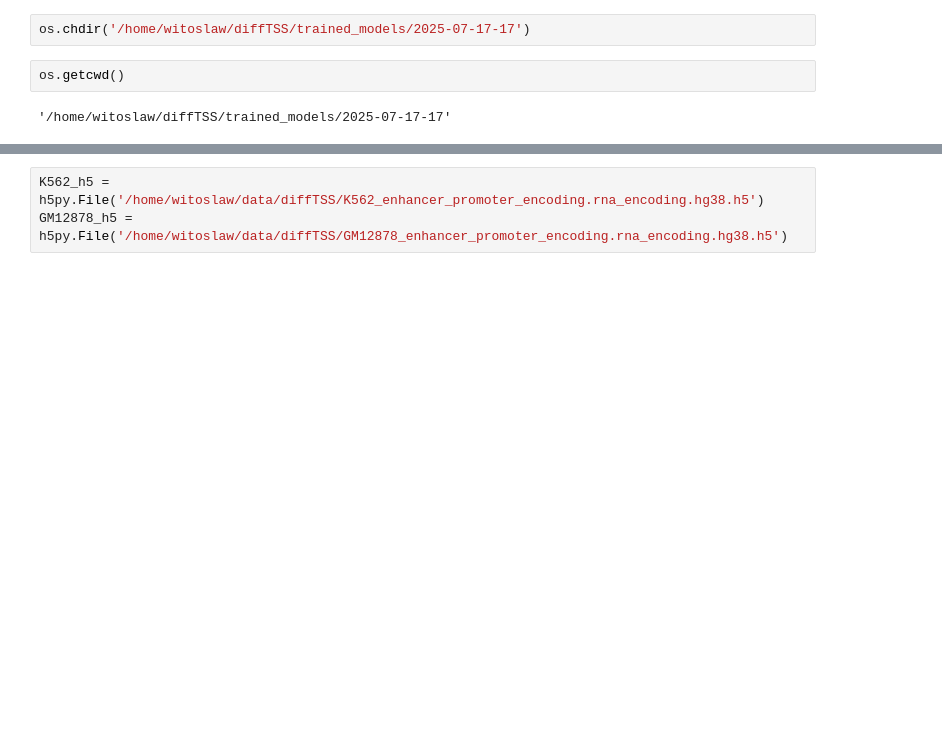
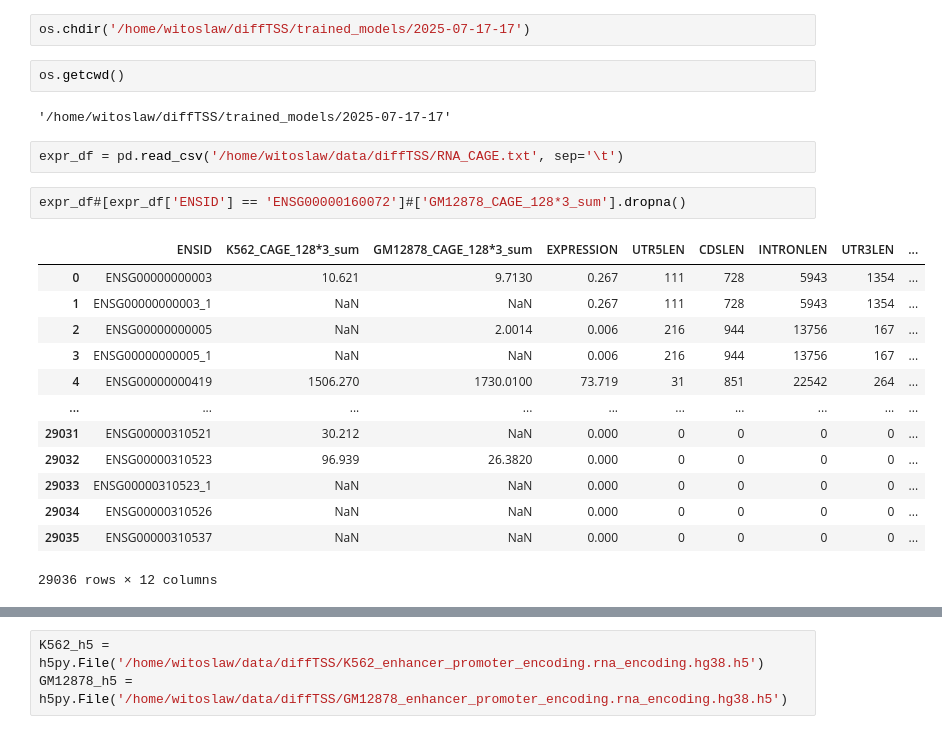
Before and after one commit to AndrewH72/Transcription-Start-Site-Usage-Prediction, a Jupyter notebook: examining_poor_predictions.ipynb, the cells around one changed output, grey strips where cells are left out. Cells and saved outputs as stored; diff of their text form; blank space fills up the shorter version.

```diff
--- a/examining_poor_predictions.ipynb
+++ b/examining_poor_predictions.ipynb
@@ -10,3 +11,21 @@ os.chdir('/home/witoslaw/diffTSS/trained_models/2025-07-17-17')
 os.getcwd()
 # %% [output]
 '/home/witoslaw/diffTSS/trained_models/2025-07-17-17'
+# %%
+expr_df = pd.read_csv('/home/witoslaw/data/diffTSS/RNA_CAGE.txt', sep='\t')
+# %%
+expr_df#[expr_df['ENSID'] == 'ENSG00000160072']#['GM12878_CAGE_128*3_sum'].dropna()
+# %% [output]
+|  | ENSID | K562_CAGE_128*3_sum | GM12878_CAGE_128*3_sum | EXPRESSION | UTR5LEN | CDSLEN | INTRONLEN | UTR3LEN | ... |
+| 0 | ENSG00000000003 | 10.621 | 9.7130 | 0.267 | 111 | 728 | 5943 | 1354 | ... |
+| 1 | ENSG00000000003_1 | NaN | NaN | 0.267 | 111 | 728 | 5943 | 1354 | ... |
+| 2 | ENSG00000000005 | NaN | 2.0014 | 0.006 | 216 | 944 | 13756 | 167 | ... |
+| 3 | ENSG00000000005_1 | NaN | NaN | 0.006 | 216 | 944 | 13756 | 167 | ... |
+| 4 | ENSG00000000419 | 1506.270 | 1730.0100 | 73.719 | 31 | 851 | 22542 | 264 | ... |
+| ... | ... | ... | ... | ... | ... | ... | ... | ... | ... |
+| 29031 | ENSG00000310521 | 30.212 | NaN | 0.000 | 0 | 0 | 0 | 0 | ... |
+| 29032 | ENSG00000310523 | 96.939 | 26.3820 | 0.000 | 0 | 0 | 0 | 0 | ... |
+| 29033 | ENSG00000310523_1 | NaN | NaN | 0.000 | 0 | 0 | 0 | 0 | ... |
+| 29034 | ENSG00000310526 | NaN | NaN | 0.000 | 0 | 0 | 0 | 0 | ... |
+| 29035 | ENSG00000310537 | NaN | NaN | 0.000 | 0 | 0 | 0 | 0 | ... |
+29036 rows × 12 columns
```
Also changed, not shown: parts of 18 cells of this notebook.
